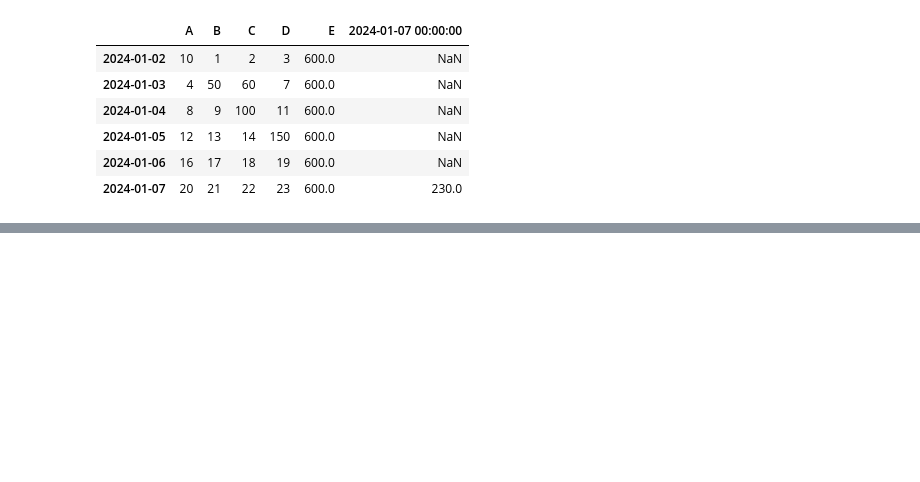
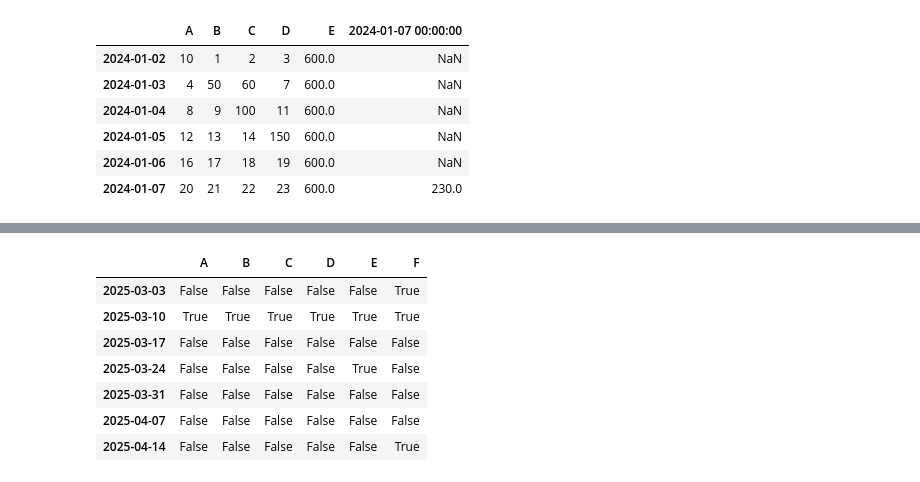
Before and after one commit to yesung05/2025-1-myclass-BDA, a Jupyter notebook: inclass/03w_A_mon_0324_dataframe_application.ipynb, the cells around one changed output, grey strips where cells are left out. Drawn from its saved outputs; the diff is of its cells as text; code cells hidden in the pictures; blank space fills up the shorter version.

```diff
--- a/inclass/03w_A_mon_0324_dataframe_application.ipynb
+++ b/inclass/03w_A_mon_0324_dataframe_application.ipynb
@@ -990,0 +1053,11 @@ df
+# %%
+df2.isnull()
+# %% [output]
+|  | A | B | C | D | E | F |
+| 2025-03-03 | False | False | False | False | False | True |
+| 2025-03-10 | True | True | True | True | True | True |
+| 2025-03-17 | False | False | False | False | False | False |
+| 2025-03-24 | False | False | False | False | True | False |
+| 2025-03-31 | False | False | False | False | False | False |
+| 2025-04-07 | False | False | False | False | False | False |
+| 2025-04-14 | False | False | False | False | False | True |
```
Also changed, not shown: parts of 53 cells of this notebook.
